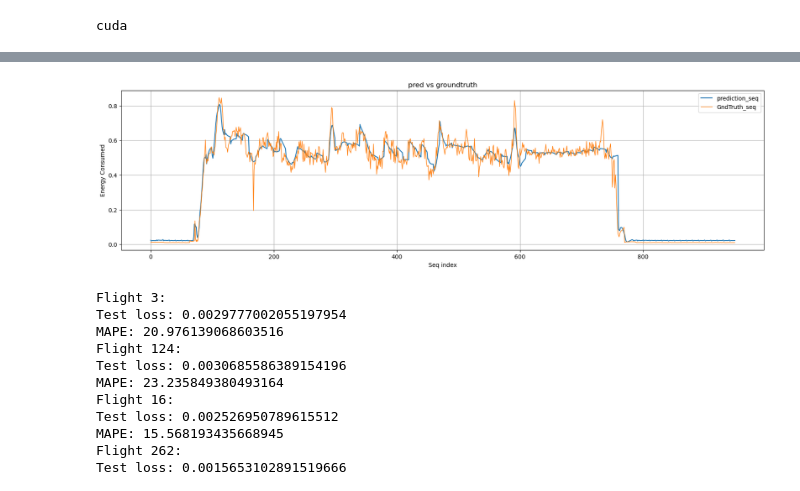
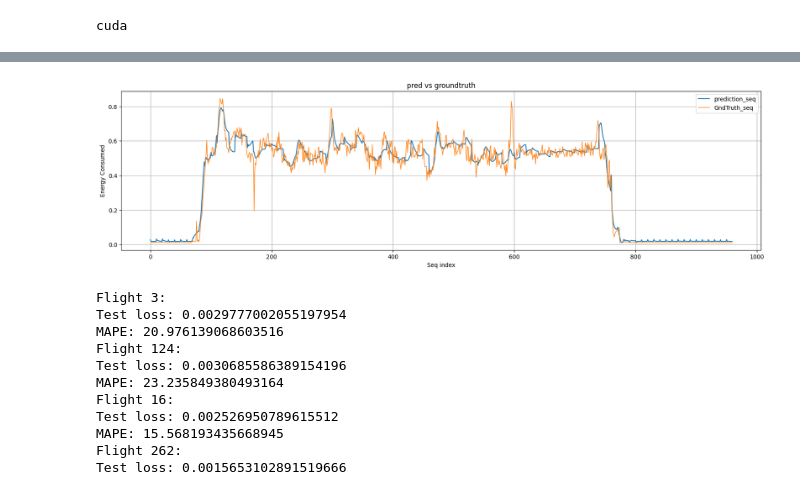
Before and after one commit to LeoLi23/553-ev-project, a Jupyter notebook: TCN-LSTM_select_px.ipynb, the cells around one changed output, grey strips where cells are left out. Saved outputs shown, nothing was run; the diff lists cells and outputs as text; code cells hidden in the pictures.

```diff
--- a/TCN-LSTM_select_px.ipynb
+++ b/TCN-LSTM_select_px.ipynb
@@ -9,7 +9,7 @@ import matplotlib.pyplot as plt
 # %%
 data = pd.read_csv('flights.csv')
 select_features = ['payload', 'wind_speed', 'wind_angle', 'linear_acceleration_x', 'linear_acceleration_y', 'linear_acceleration_z', 'power']
-data, train_loader, val_loader, test_loader, d_split = get_data_loaders(data, 24, 10, test_size=0.2, val_size=0.2,
+data, train_loader, val_loader, test_loader, d_split = get_data_loaders(data, 20, 10, test_size=0.2, val_size=0.2,
                                                                features=select_features, covariates=False)
 # features = getFeatures()
 # %%
@@ -93,7 +93,7 @@ print(device)
 
 num_fixed_inputs = 1
 input_size = len(select_features) - num_fixed_inputs
-input_len = 24
+input_len = 20
 output_len = 10
 hidden_size = 32
 num_layers = 1
@@ -101,7 +101,7 @@ num_layers = 1
 
 # encoder = Encoder(input_size, input_len, [64,64,64], hidden_size)
 # decoder = Decoder(hidden_size, output_len, hidden_size, num_layers=num_layers)
-seq2seq = TCN_LSTM(input_size, input_len, output_len, [64,64,64,64], hidden_size, num_fixed_inputs, num_layers=num_layers).to(device)
+seq2seq = TCN_LSTM(input_size, input_len, output_len, [32, 32], hidden_size, num_fixed_inputs, num_layers=num_layers).to(device)
 # %% [output]
 cuda
 # %%
@@ -181,14 +181,14 @@ from data_process import create_sequences
 from utils import plot_output
 import random
 # Load the best model
-seq2seq.load_state_dict(torch.load('TCN_LSTM_select_best_model_24-10.pt'))
+seq2seq.load_state_dict(torch.load(f'TCN_LSTM_select_best_model_{input_len}-{output_len}.pt'))
 
 # Test the model
 seq2seq.eval()
 flight_num = 276 #random.randint(0, 100)
 test_data = data[data['flight'] == flight_num]
 input_seq, output_seq = create_sequences(test_data[select_features].values,
-                                         test_data['power'].values,24,10)
+                                         test_data['power'].values,input_len,output_len)
 
 input_seq = torch.tensor(input_seq, dtype=torch.float32).to(device)
 output_seq = torch.tensor(output_seq, dtype=torch.float32).to(device)
@@ -214,4 +214,4 @@ MAPE: 37.145652770996094
-[figure, old version]
+[figure, new version]
 # %%
 from data_process import create_sequences
 from utils import plot_output
```
Also changed, not shown: parts of 8 cells of this notebook, 3 other files.
